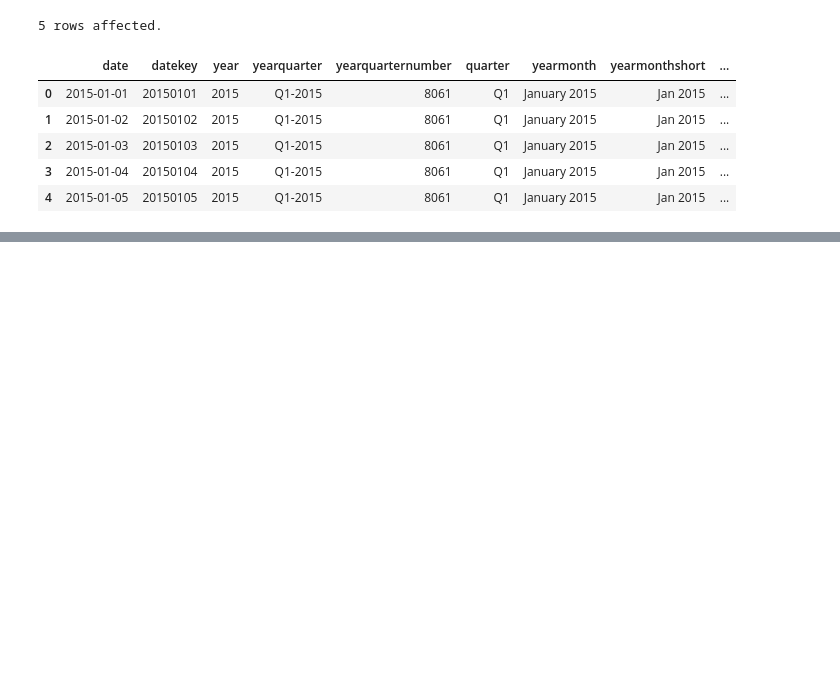
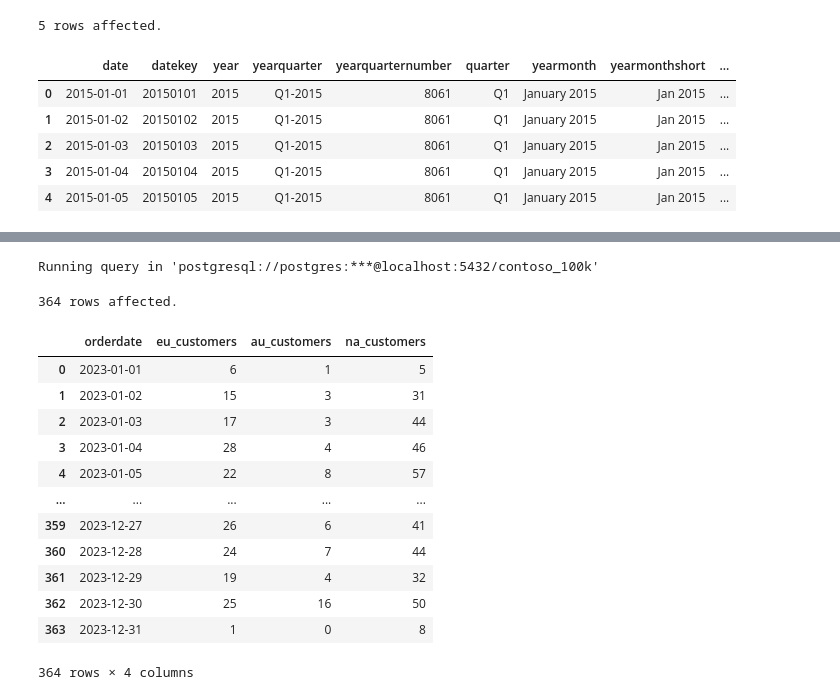
Before and after one commit to harshbrar03/SQL-Project, a Jupyter notebook: Resources/Blank_SQL_Notebook.ipynb, the cells around one changed output, grey strips where cells are left out. Saved outputs shown, nothing was run; the diff lists cells and outputs as text; code cells hidden in the pictures; blank space fills up the shorter version.

```diff
--- a/Resources/Blank_SQL_Notebook.ipynb
+++ b/Resources/Blank_SQL_Notebook.ipynb
@@ -154,0 +375,34 @@ Running query in 'postgresql://postgres:***@localhost:5432/contoso_100k'
+# %%
+%%sql
+
+SELECT
+  s.orderdate,
+  COUNT(DISTINCT CASE WHEN c.continent = 'Europe' THEN s.customerkey END) AS eu_customers,
+  COUNT(DISTINCT CASE WHEN c.continent = 'Australia' THEN s.customerkey END) AS au_customers,
+  COUNT(DISTINCT CASE WHEN c.continent = 'North America' THEN s.customerkey END) AS na_customers
+FROM
+  sales s
+LEFT JOIN
+  customer c ON c.customerkey = s.customerkey
+WHERE
+  s.orderdate BETWEEN '2023-01-01' AND '2023-12-31'
+GROUP BY
+  s.orderdate
+ORDER BY
+  s.orderdate ASC;
+# %% [output]
+Running query in 'postgresql://postgres:***@localhost:5432/contoso_100k'
+364 rows affected.
+|  | orderdate | eu_customers | au_customers | na_customers |
+| 0 | 2023-01-01 | 6 | 1 | 5 |
+| 1 | 2023-01-02 | 15 | 3 | 31 |
+| 2 | 2023-01-03 | 17 | 3 | 44 |
+| 3 | 2023-01-04 | 28 | 4 | 46 |
+| 4 | 2023-01-05 | 22 | 8 | 57 |
+| ... | ... | ... | ... | ... |
+| 359 | 2023-12-27 | 26 | 6 | 41 |
+| 360 | 2023-12-28 | 24 | 7 | 44 |
+| 361 | 2023-12-29 | 19 | 4 | 32 |
+| 362 | 2023-12-30 | 25 | 16 | 50 |
+| 363 | 2023-12-31 | 1 | 0 | 8 |
+364 rows × 4 columns
```
Also changed, not shown: parts of 12 cells of this notebook.
